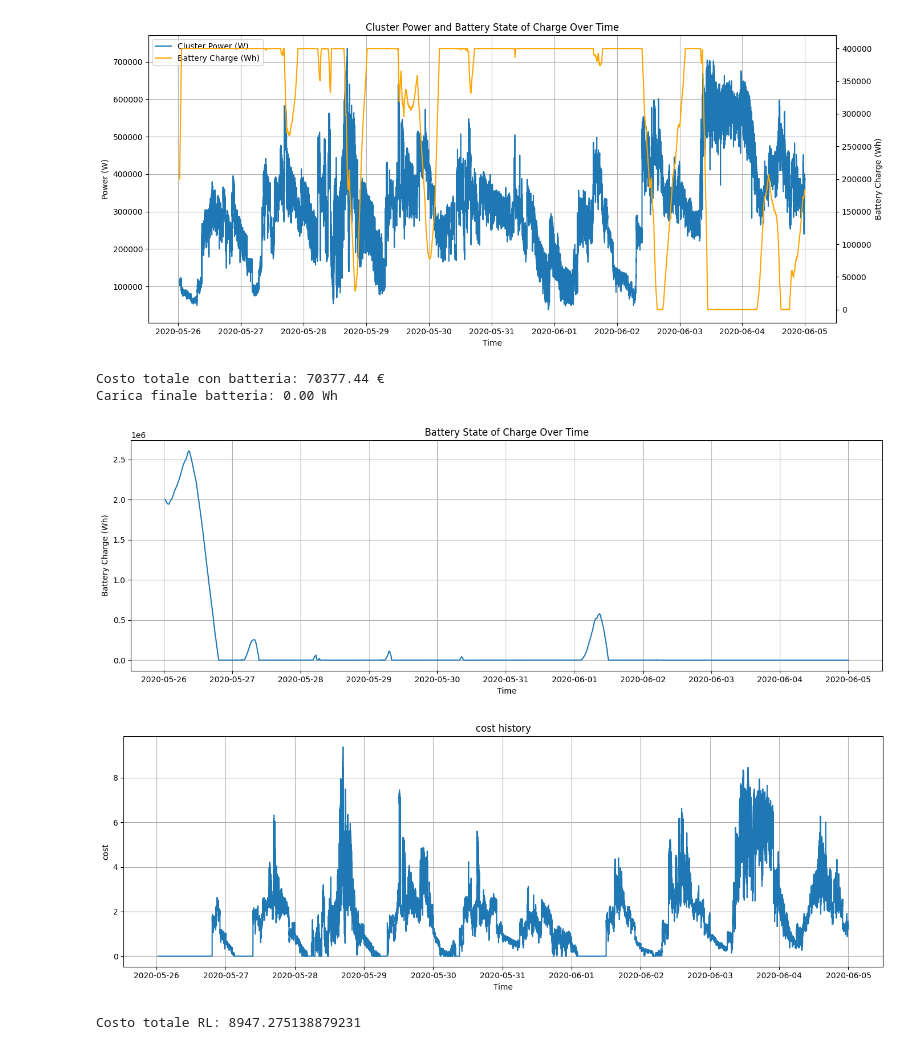
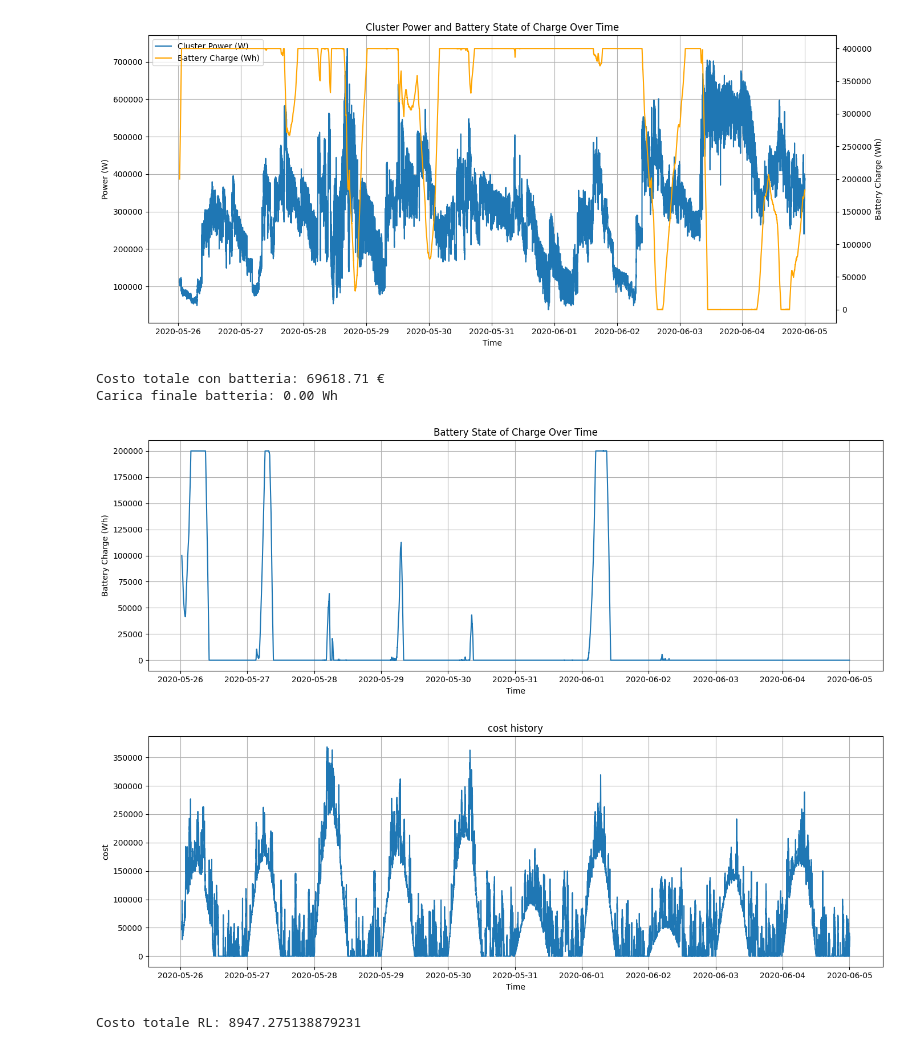
Before and after one commit to alessandroPetz/rl_hpc_power_aware, a Jupyter notebook: test_simulations.ipynb, the cells around one changed output. Drawn from its saved outputs; the diff is of its cells as text; code cells hidden in the pictures.

```diff
--- a/test_simulations.ipynb
+++ b/test_simulations.ipynb
@@ -465,11 +465,11 @@ from renewable_models import RenewableModels
 def dynamic_low_price(timestamp):
     hour = timestamp.hour
     if 0 <= hour < 6:
-        return 0.0005
+        return 0.0002
     elif 6 <= hour < 22:
         return 0.0012
     else:
-        return 0.0007
+        return 0.0005
 
 # ---------------------------
 # PARAMETRI
@@ -579,37 +579,37 @@ for idx, row in df.iterrows():
     # curtailment zero in questo ramo (nessun eccesso)
     curtailment_history.append(0)
 
     # storico
     battery_history.append(battery)
     time_history.append(t)
 
 
 
 print(f"Costo totale con batteria: {total_cost:.2f} €")
 print(f"Carica finale batteria: {battery:.2f} Wh")
 
 plt.figure(figsize=(14, 5))
 plt.plot(time_history, battery_history)
 plt.xlabel("Time")
 plt.ylabel("Battery Charge (Wh)")
 plt.title("Battery State of Charge Over Time")
 plt.grid(True)
 plt.tight_layout()
 plt.show()
 
 plt.figure(figsize=(14, 5))
-plt.plot(time_history, cost_history)
+plt.plot(time_history, df["P_ren"])
 plt.xlabel("Time")
 plt.ylabel("cost")
 plt.title("cost history")
 plt.grid(True)
 plt.tight_layout()
 plt.show()
 # %% [output]
-Costo totale con batteria: 70377.44 €
+Costo totale con batteria: 69618.71 €
 Carica finale batteria: 0.00 Wh
-[figure, old version]
+[figure, new version]
-[figure, old version]
+[figure, new version]
 # %%
 # test saved model
 
```
Also changed, not shown: 1 other file.
